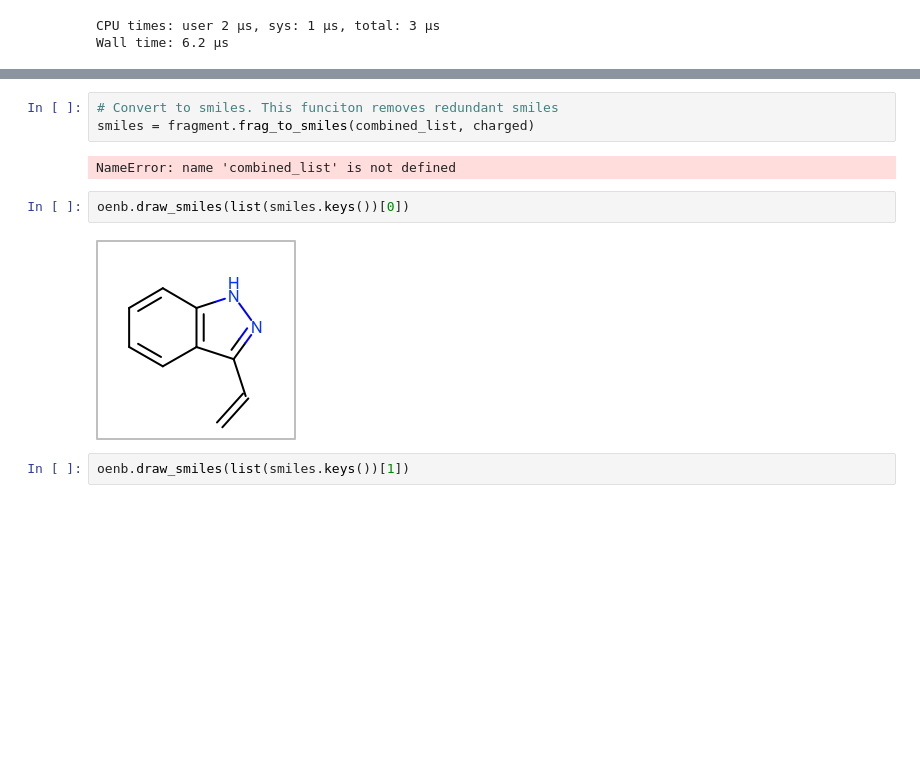
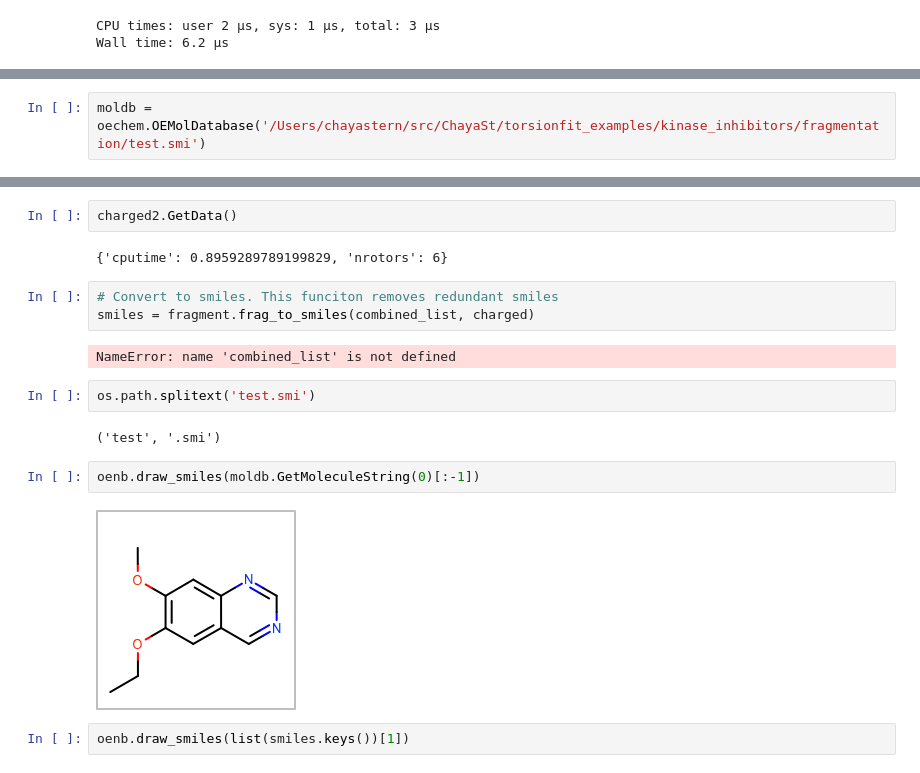
Before and after one commit to choderalab/torsionfit_examples, a Jupyter notebook: kinase_inhibitors/fragmentation/conformer_generation.ipynb, the cells around one changed output, grey strips where cells are left out. Cells and saved outputs as stored; diff of their text form; blank space fills up the shorter version.

```diff
--- a/kinase_inhibitors/fragmentation/conformer_generation.ipynb
+++ b/kinase_inhibitors/fragmentation/conformer_generation.ipynb
@@ -87,0 +152,2 @@ def sort_by_rotbond(ifs, ofs):
+# %%
+moldb = oechem.OEMolDatabase('/Users/chayastern/src/ChayaSt/torsionfit_examples/kinase_inhibitors/fragmentation/test.smi')
@@ -88,12 +176,20 @@ def sort_by_rotbond(ifs, ofs):
+# %%
+charged2.GetData()
+# %% [output]
+{'cputime': 0.8959289789199829, 'nrotors': 6}
 # %%
 # Convert to smiles. This funciton removes redundant smiles
 smiles = fragment.frag_to_smiles(combined_list, charged)
 # %% [output]
 NameError: name 'combined_list' is not defined
+# %%
+os.path.splitext('test.smi')
+# %% [output]
+('test', '.smi')
 # %%
-oenb.draw_smiles(list(smiles.keys())[0])
+oenb.draw_smiles(moldb.GetMoleculeString(0)[:-1])
 # %% [output]
-[figure, old version]
+[figure, new version]
 # %%
 oenb.draw_smiles(list(smiles.keys())[1])
 # %% [output]
```
Also changed, not shown: parts of 14 cells of this notebook.
